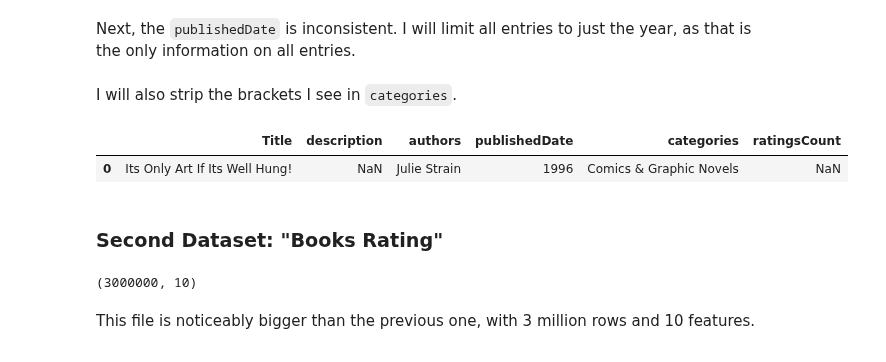
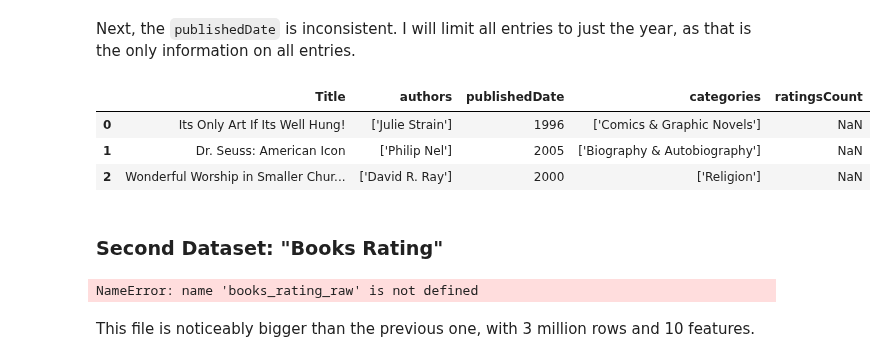
Before and after one commit to sruiz1896/book_rating_predictor, a Jupyter notebook: Notebooks/EDA.ipynb, the cells around one changed output. Drawn from its saved outputs; the diff is of its cells as text; code cells hidden in the pictures.

```diff
--- a/Notebooks/EDA.ipynb
+++ b/Notebooks/EDA.ipynb
@@ -112,22 +114,20 @@ Next, the `publishedDate` is inconsistent. I will limit all entries to just the
 # %%
 #WIP MIXED YYYY and YYYY-MM and YYYY-MM-DD format, but since I am not plannig to use this information
 #I will move on and come back to this if it proves to be important
-
+book_data_df['publishedDate'] = book_data_df['publishedDate'].str[:4]
+book_data_df.head(3)
 #book_data_raw['publishedDate'].str.findall('[0-9]{4}', book_data_raw['publishedDate'])
+# %% [output]
+|  | Title | authors | publishedDate | categories | ratingsCount |
+| 0 | Its Only Art If Its Well Hung! | ['Julie Strain'] | 1996 | ['Comics & Graphic Novels'] | NaN |
+| 1 | Dr. Seuss: American Icon | ['Philip Nel'] | 2005 | ['Biography & Autobiography'] | NaN |
+| 2 | Wonderful Worship in Smaller Chur... | ['David R. Ray'] | 2000 | ['Religion'] | NaN |
-# %% [markdown]
-I will also strip the brackets I see in `categories`.
-# %%
-book_data_df['categories'] = book_data_df['categories'].str.strip('[\'\']')
-book_data_df.head(1)
-# %% [output]
-|  | Title | description | authors | publishedDate | categories | ratingsCount |
-| 0 | Its Only Art If Its Well Hung! | NaN | Julie Strain | 1996 | Comics & Graphic Novels | NaN |
 # %% [markdown]
 ### Second Dataset: "Books Rating"
 # %%
-books_rating_raw.shape
+print("The shape of 'book rating data':",books_rating_raw.shape)
 # %% [output]
-(3000000, 10)
+NameError: name 'books_rating_raw' is not defined
 # %% [markdown]
 This file is noticeably bigger than the previous one, with 3 million rows and 10 features.
 # %%
```
Also changed, not shown: parts of 13 cells of this notebook.
